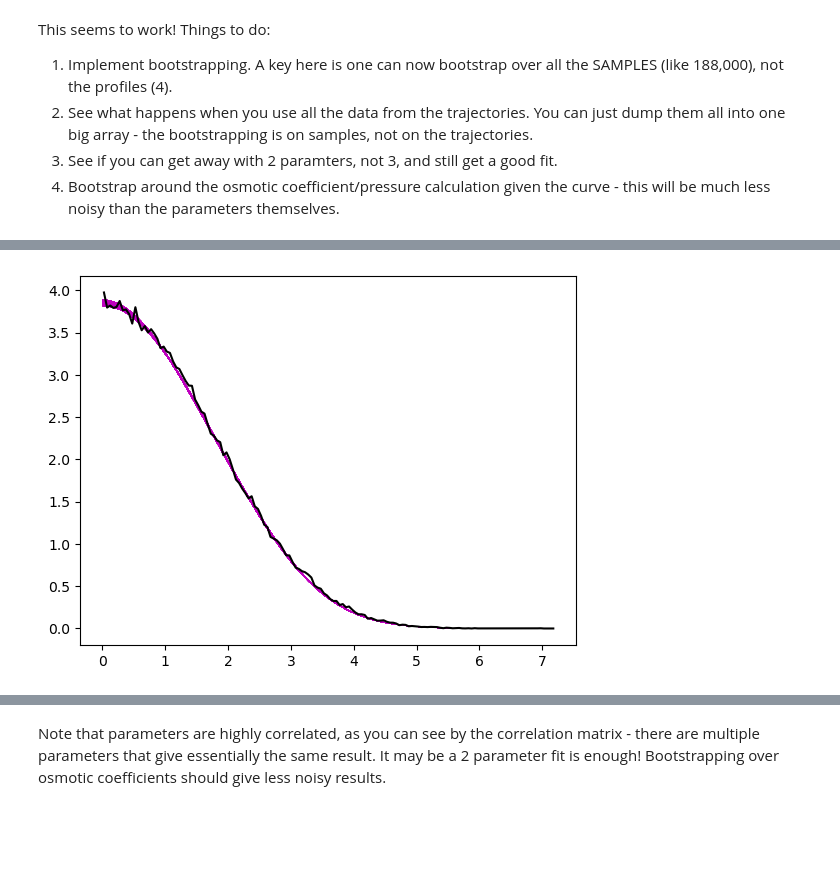
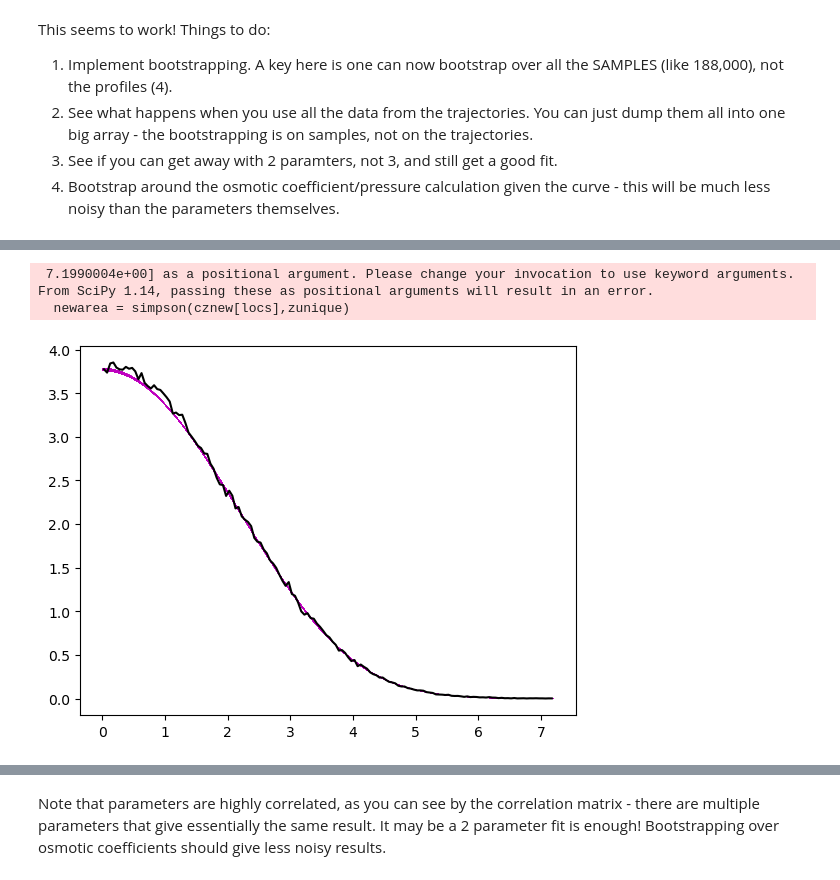
Before and after one commit to barmoral/forcebalance_hw, a Jupyter notebook: gromacs_analysis/hw_bootstrapping_fitting_BM.ipynb, the cells around one changed output, grey strips where cells are left out. Drawn from its saved outputs; the diff is of its cells as text; code cells hidden in the pictures; blank space fills up the shorter version.

```diff
--- a/gromacs_analysis/hw_bootstrapping_fitting_BM.ipynb
+++ b/gromacs_analysis/hw_bootstrapping_fitting_BM.ipynb
@@ -718,3 +742,10 @@ def bootstrap_samples(samples, n_boot, minfunc, init_params):
         c_new = np.interp(zinit,zsparse,c_new)
         bootstrap_cs.append(c_new)
     return np.array(bootstrap_params), np.array(bootstrap_cs)
+# %%
+zvals_all=[
+    *zvals['original'],
+    *zvals['r1'],
+    *zvals['r2'],
+    *zvals['r3'],
+]
@@ -721,3 +756,5 @@ def bootstrap_samples(samples, n_boot, minfunc, init_params):
+# %%
+zvals_all=np.array(zvals_all)
 # %%
-bparams,bcs = bootstrap_samples(zvals['original'],500,neglliter,results.x)
+bparams,bcs = bootstrap_samples(zvals_all,500,neglliter,results.x)
 # %% [output]
@@ -748,0 +780,2 @@ bparams,bcs = bootstrap_samples(zvals['original'],500,neglliter,results.x)
+# %%
+zsparse_all,zcount_all=np.unique(zvals_all,return_counts=True)
@@ -749,11 +794,16 @@ bparams,bcs = bootstrap_samples(zvals['original'],500,neglliter,results.x)
+# %%
+c_opt_sparse_all = converge_c(results.x,zsparse_all,cz_start=c_new_sparse_all,verbose=False)
+# %% [output]
+ 7.1990004e+00] as a positional argument. Please change your invocation to use keyword arguments. From SciPy 1.14, passing these as positional arguments will result in an error.
+  newarea = simpson(cznew[locs],zunique)
 # %%
 # now plot the new data
 for i in range(len(bcs)):
-    plt.scatter(zsparse_o,bcs[i],s=0.1,lw=0.1,c='m')
+    plt.scatter(zsparse_all,bcs[i],s=0.1,lw=0.1,c='m')
 plt.plot(z,concentration_profiles[0],'k')
 plt.show()
 # %% [output]
-[figure, old version]
+[figure, new version]
 # %%
 # compute the correlation coefficients
 stdparam = np.std(bparams,axis=0)
```
Also changed, not shown: parts of 31 cells of this notebook.
